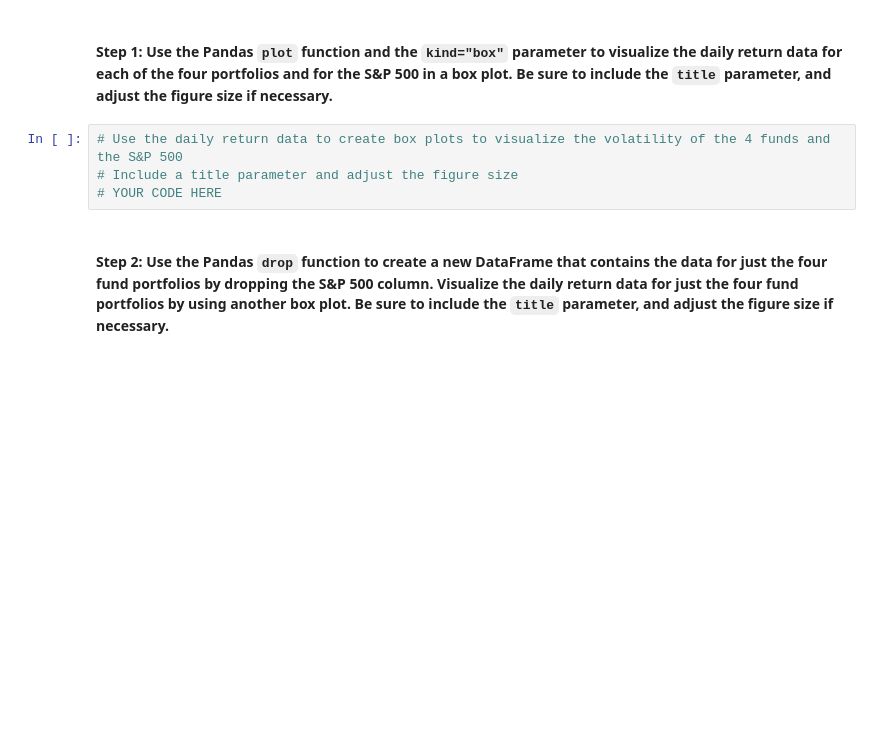
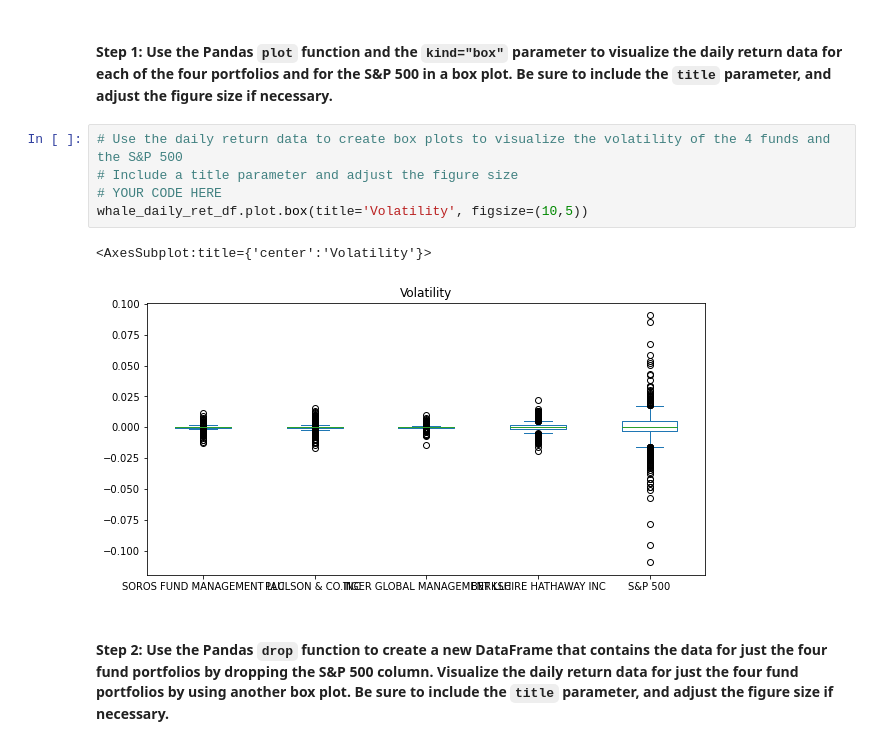
Before and after one commit to GrigoryTimofeev/GitHub_Upload_04, a Jupyter notebook: risk_return_analysis.ipynb, the cells around one changed output. Saved outputs shown, nothing was run; the diff lists cells and outputs as text; blank space fills up the shorter version.

```diff
--- a/risk_return_analysis.ipynb
+++ b/risk_return_analysis.ipynb
@@ -163,7 +202,11 @@ Analyze the volatility of each of the four fund portfolios and of the S&P 500 In
 # %%
 # Use the daily return data to create box plots to visualize the volatility of the 4 funds and the S&P 500
 # Include a title parameter and adjust the figure size
 # YOUR CODE HERE
+whale_daily_ret_df.plot.box(title='Volatility', figsize=(10,5))
+# %% [output]
+<AxesSubplot:title={'center':'Volatility'}>
+[figure, added]
 # %% [markdown]
 #### Step 2: Use the Pandas `drop` function to create a new DataFrame that contains the data for just the four fund portfolios by dropping the S&P 500 column. Visualize the daily return data for just the four fund portfolios by using another box plot. Be sure to include the `title` parameter, and adjust the figure size if necessary.
 # %%
```
Also changed, not shown: parts of 32 cells of this notebook.
